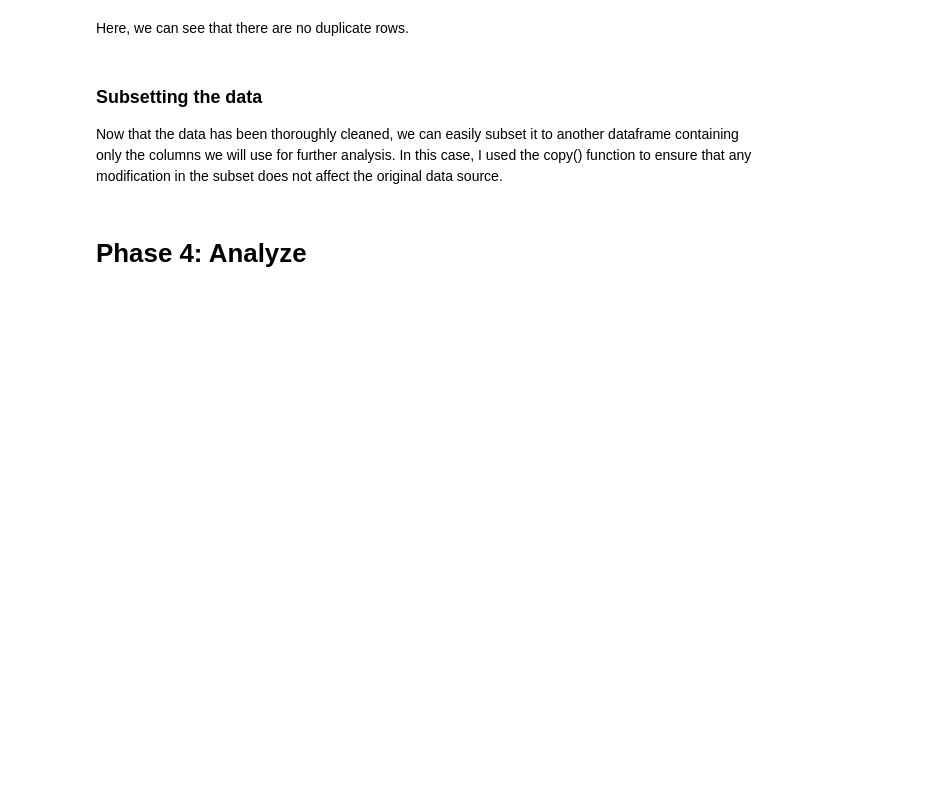
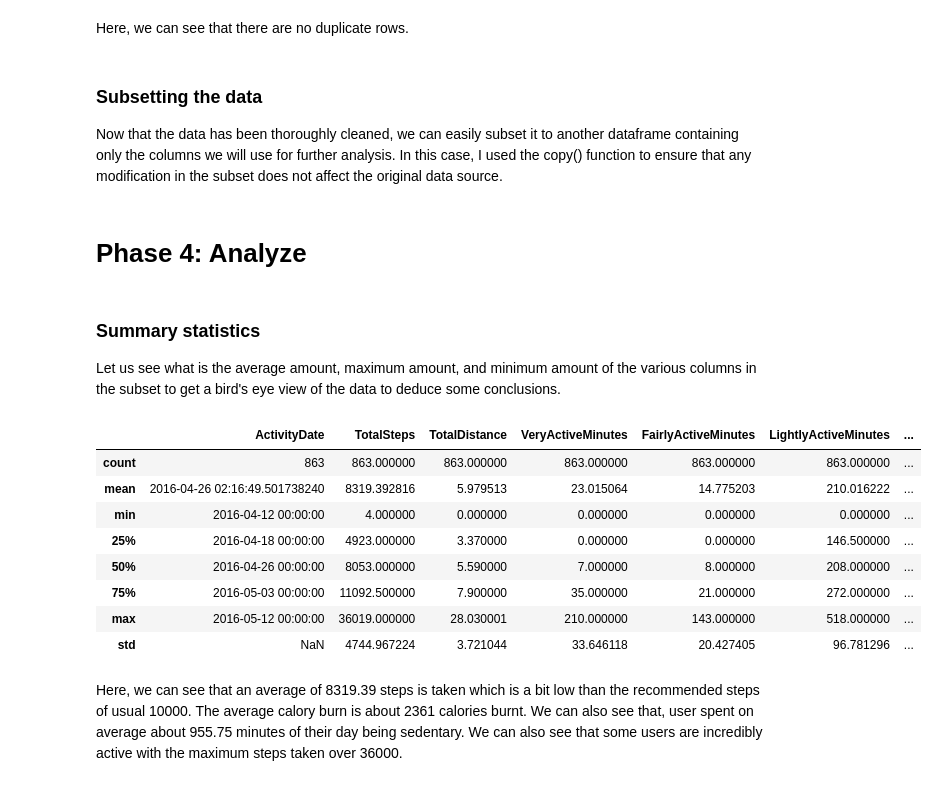
Before and after one commit to PramitKhatri/Bellabeat-data-analysis-case-study, a Jupyter notebook: notebook4521ead505.ipynb, the cells around one changed output. Saved outputs shown, nothing was run; the diff lists cells and outputs as text; code cells hidden in the pictures; blank space fills up the shorter version.

Commit message:
Kaggle Notebook | FitBit Data Analysis | v_0.7

```diff
--- a/notebook4521ead505.ipynb
+++ b/notebook4521ead505.ipynb
@@ -386,9 +386,27 @@ Now that the data has been thoroughly cleaned, we can easily subset it to anothe
 # subset the data
 
 df_sub = dataframe1[['Id', 'ActivityDate', 'TotalSteps', 'TotalDistance', 'VeryActiveMinutes', 'FairlyActiveMinutes',
-       'LightlyActiveMinutes', 'SedentaryMinutes', 'Calories']].copy()
+       'LightlyActiveMinutes', 'SedentaryMinutes', 'Calories','day_of_week','n_day_of_week']].copy()
 
 # .copy is necessary as it creates a brand new dataframe and not just a view of the original dataframe.
 # df_sub.head()
 # %% [markdown]
 # Phase 4: Analyze
+# %% [markdown]
+### Summary statistics
+Let us see what is the average amount, maximum amount, and minimum amount of the various columns in the subset to get a bird's eye view of the data to deduce some conclusions.
+# %%
+# summary statistics
+df_sub.describe()
+# %% [output]
+|  | ActivityDate | TotalSteps | TotalDistance | VeryActiveMinutes | FairlyActiveMinutes | LightlyActiveMinutes | ... |
+| count | 863 | 863.000000 | 863.000000 | 863.000000 | 863.000000 | 863.000000 | ... |
+| mean | 2016-04-26 02:16:49.501738240 | 8319.392816 | 5.979513 | 23.015064 | 14.775203 | 210.016222 | ... |
+| min | 2016-04-12 00:00:00 | 4.000000 | 0.000000 | 0.000000 | 0.000000 | 0.000000 | ... |
+| 25% | 2016-04-18 00:00:00 | 4923.000000 | 3.370000 | 0.000000 | 0.000000 | 146.500000 | ... |
+| 50% | 2016-04-26 00:00:00 | 8053.000000 | 5.590000 | 7.000000 | 8.000000 | 208.000000 | ... |
+| 75% | 2016-05-03 00:00:00 | 11092.500000 | 7.900000 | 35.000000 | 21.000000 | 272.000000 | ... |
+| max | 2016-05-12 00:00:00 | 36019.000000 | 28.030001 | 210.000000 | 143.000000 | 518.000000 | ... |
+| std | NaN | 4744.967224 | 3.721044 | 33.646118 | 20.427405 | 96.781296 | ... |
+# %% [markdown]
+Here, we can see that an average of 8319.39 steps is taken which is a bit low than the recommended steps of usual 10000. The average calory burn is about 2361 calories burnt. We can also see that, user spent on average about 955.75 minutes of their day being sedentary. We can also see that some users are incredibly active with the maximum steps taken over 36000.
```
Also changed, not shown: parts of 4 cells of this notebook.
